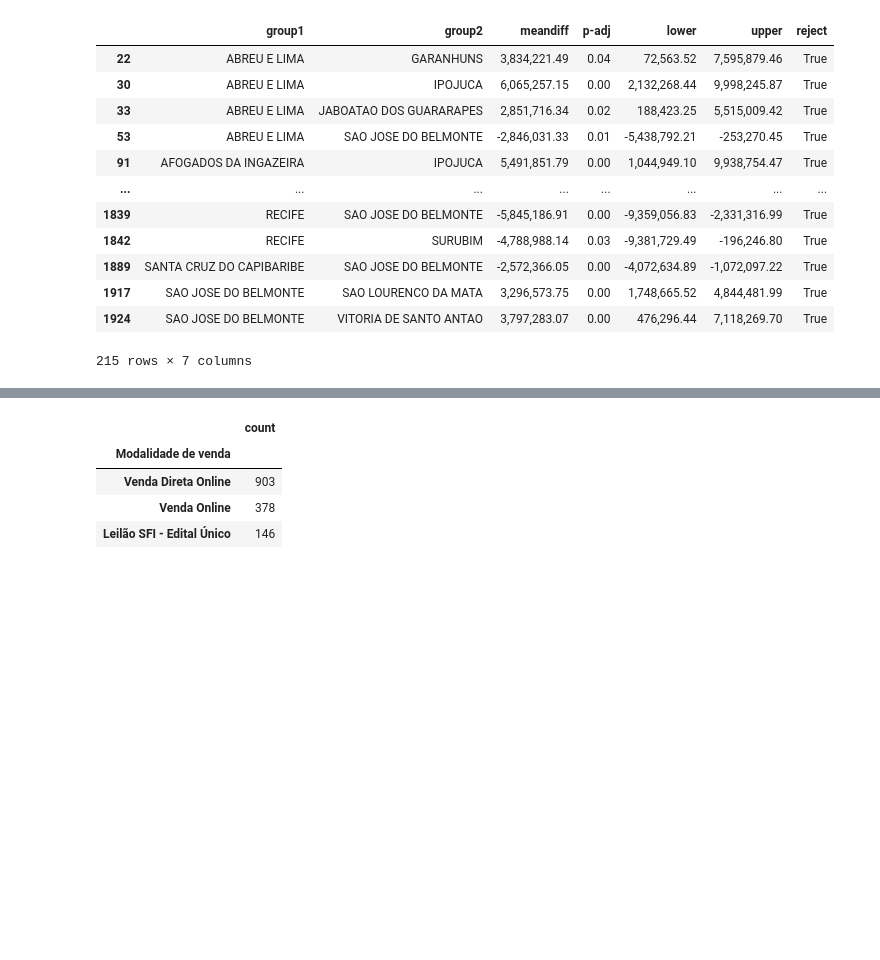
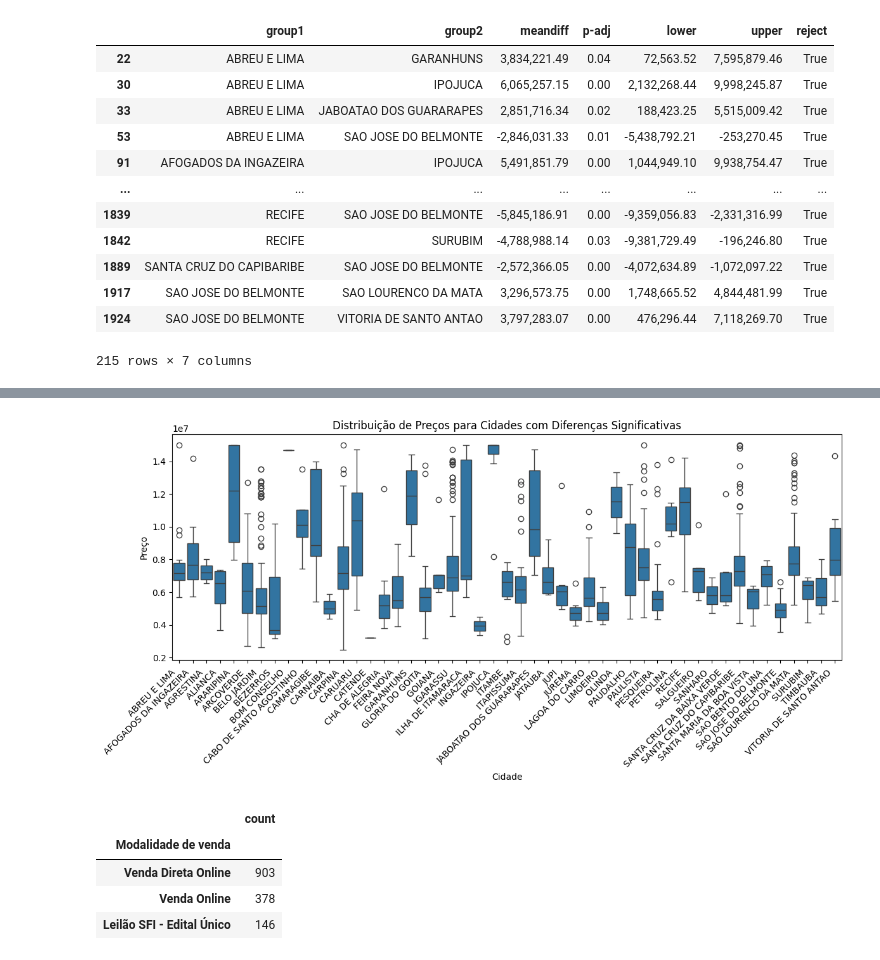
Before and after one commit to Cecimedeiros/analise_imoveis_pe, a Jupyter notebook: imoveis_pe.ipynb, the cells around one changed output, grey strips where cells are left out. Drawn from its saved outputs; the diff is of its cells as text; code cells hidden in the pictures; blank space fills up the shorter version.

```diff
--- a/imoveis_pe.ipynb
+++ b/imoveis_pe.ipynb
@@ -573,3 +605,23 @@ diferencas_significativas
+# %%
+import seaborn as sns
+import matplotlib.pyplot as plt
+
+# Criar uma lista com as cidades que apresentaram diferenças significativas
+cidades_significativas = diferencas_significativas['group1'].unique().tolist() + diferencas_significativas['group2'].unique().tolist()
+cidades_significativas = list(set(cidades_significativas))  # Remover duplicatas
+
+# Filtrar o DataFrame original para incluir apenas as cidades significativas
+dados_filtrados = lista_sem_outliers[lista_sem_outliers['Cidade'].isin(cidades_significativas)]
+
+# Criar o gráfico de boxplot com as cidades significativas
+plt.figure(figsize=(12, 6))  # Ajustar o tamanho da figura, se necessário
+sns.boxplot(x='Cidade', y='Preço', data=dados_filtrados)
+plt.xticks(rotation=45, ha='right')  # Rotacionar os rótulos do eixo x
+plt.title("Distribuição de Preços para Cidades com Diferenças Significativas")
+plt.tight_layout()
+plt.show()
+# %% [output]
+[figure, added]
 # %%
 lista_sem_outliers['Modalidade de venda'].value_counts()
 # %% [output]
```
Also changed, not shown: parts of 7 cells of this notebook.
